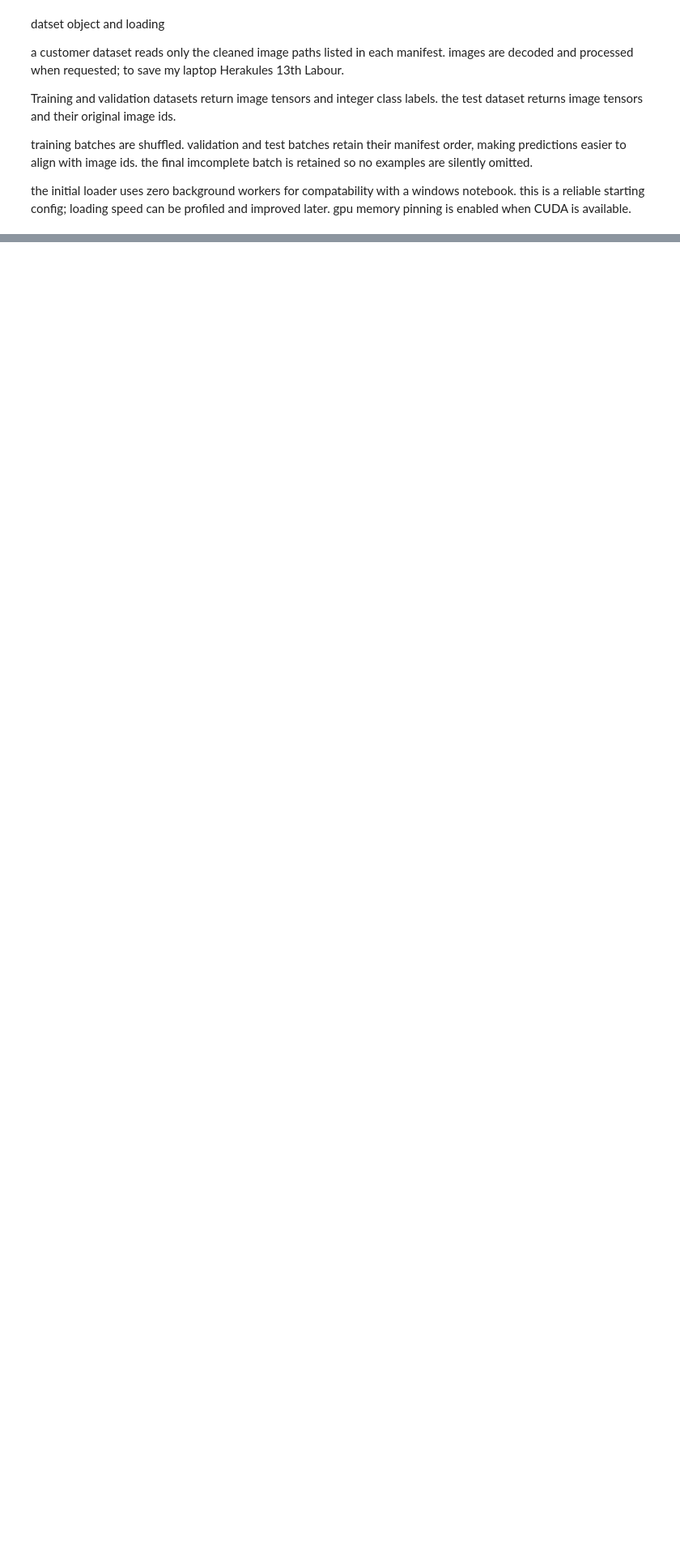
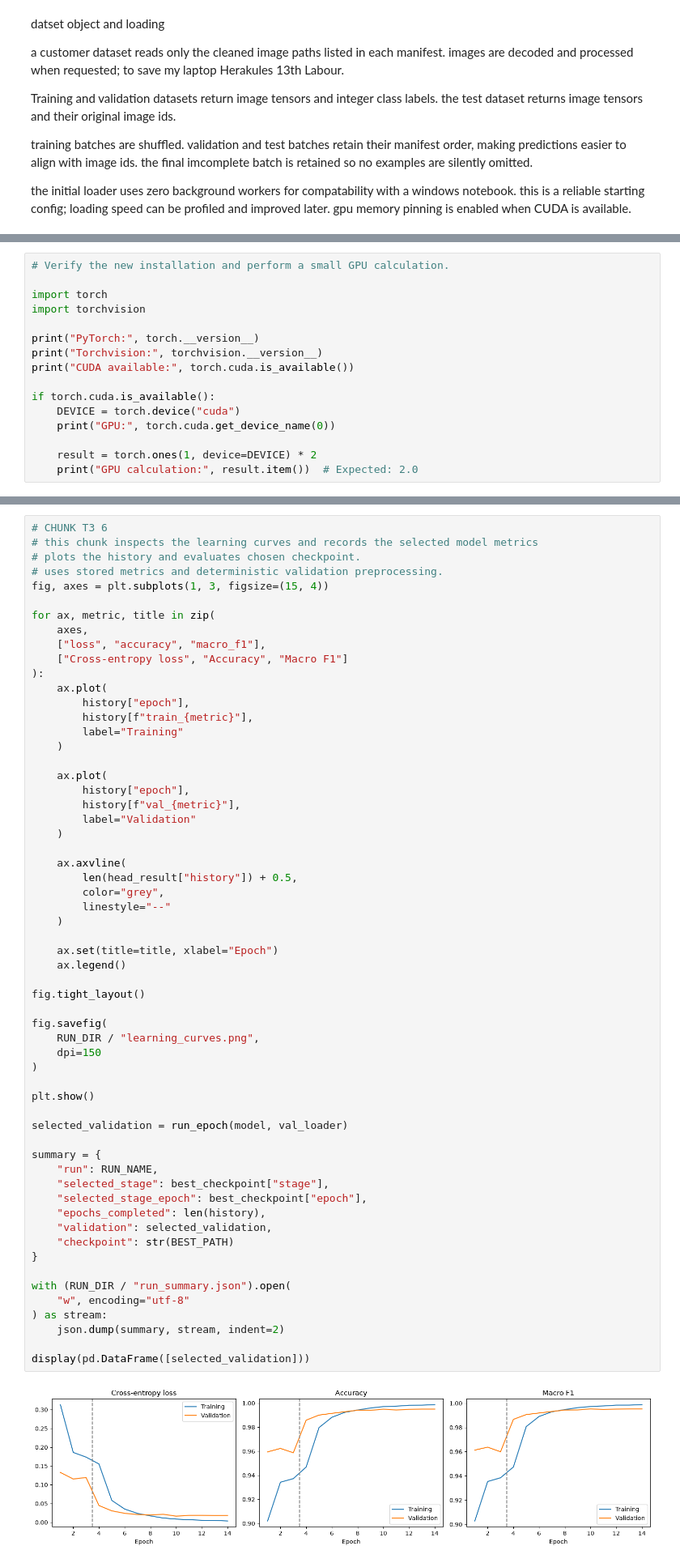
Before and after one commit to ChrisJHM6446/ENGE707_KaggleCompetition, a Jupyter notebook: KaggleComp_Main/Main.ipynb, the cells around one changed output, grey strips where cells are left out. Shown at 81% size. Drawn from its saved outputs; the diff is of its cells as text; blank space fills up the shorter version.

```diff
--- a/KaggleComp_Main/Main.ipynb
+++ b/KaggleComp_Main/Main.ipynb
@@ -1610,0 +1650,16 @@ Ensure that the pipeline can generate predictions for the Kaggle test set
+# %%
+# Verify the new installation and perform a small GPU calculation.
+
+import torch
+import torchvision
+
+print("PyTorch:", torch.__version__)
+print("Torchvision:", torchvision.__version__)
+print("CUDA available:", torch.cuda.is_available())
+
+if torch.cuda.is_available():
+    DEVICE = torch.device("cuda")
+    print("GPU:", torch.cuda.get_device_name(0))
+
+    result = torch.ones(1, device=DEVICE) * 2
+    print("GPU calculation:", result.item())  # Expected: 2.0
@@ -1610,0 +2324,61 @@ Ensure that the pipeline can generate predictions for the Kaggle test set
+# %%
+# CHUNK T3 6
+# this chunk inspects the learning curves and records the selected model metrics
+# plots the history and evaluates chosen checkpoint.
+# uses stored metrics and deterministic validation preprocessing.
+fig, axes = plt.subplots(1, 3, figsize=(15, 4))
+
+for ax, metric, title in zip(
+    axes,
+    ["loss", "accuracy", "macro_f1"],
+    ["Cross-entropy loss", "Accuracy", "Macro F1"]
+):
+    ax.plot(
+        history["epoch"],
+        history[f"train_{metric}"],
+        label="Training"
+    )
+
+    ax.plot(
+        history["epoch"],
+        history[f"val_{metric}"],
+        label="Validation"
+    )
+
+    ax.axvline(
+        len(head_result["history"]) + 0.5,
+        color="grey",
+        linestyle="--"
+    )
+
+    ax.set(title=title, xlabel="Epoch")
+    ax.legend()
+
+fig.tight_layout()
+
+fig.savefig(
+    RUN_DIR / "learning_curves.png",
+    dpi=150
+)
+
+plt.show()
+
+selected_validation = run_epoch(model, val_loader)
+
+summary = {
+    "run": RUN_NAME,
+    "selected_stage": best_checkpoint["stage"],
+    "selected_stage_epoch": best_checkpoint["epoch"],
+    "epochs_completed": len(history),
+    "validation": selected_validation,
+    "checkpoint": str(BEST_PATH)
+}
+
+with (RUN_DIR / "run_summary.json").open(
+    "w", encoding="utf-8"
+) as stream:
+    json.dump(summary, stream, indent=2)
+
+display(pd.DataFrame([selected_validation]))
+# %% [output]
+[figure, added]
```
Also changed, not shown: parts of 33 cells of this notebook, 10 other files.
